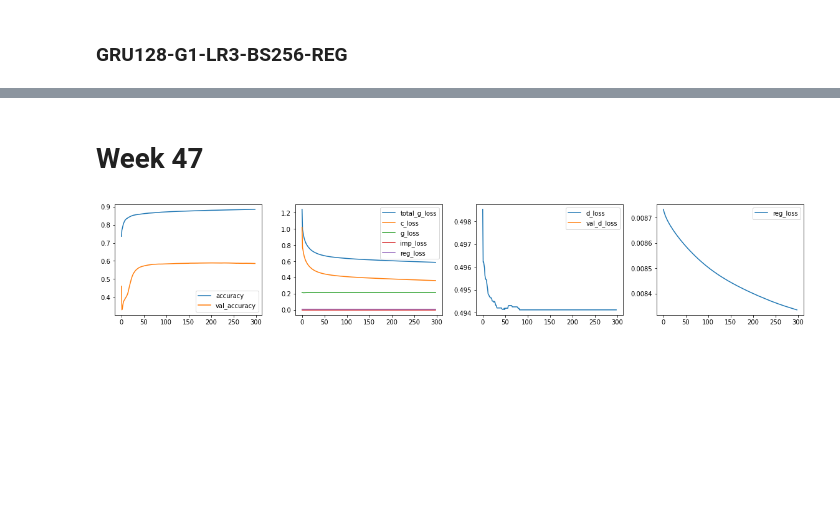
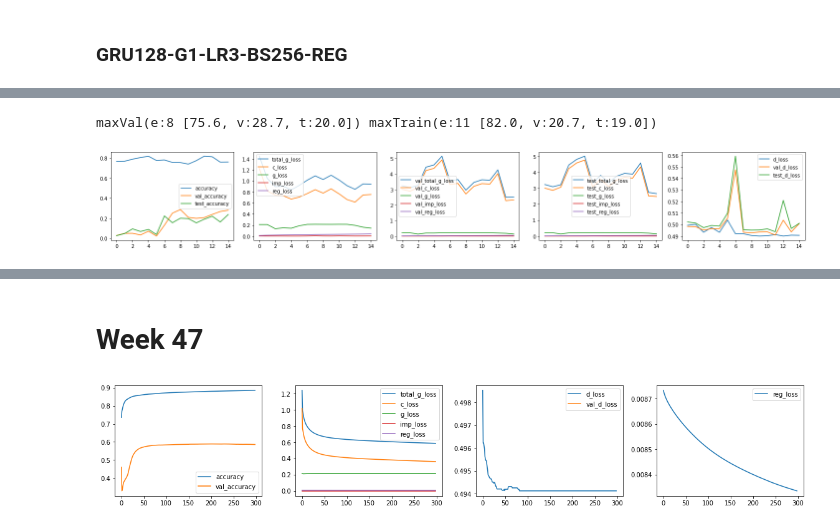
Before and after one commit to dnldsht/AJ-RNN, a Jupyter notebook: res.ipynb, the cells around one changed output, grey strips where cells are left out. Drawn from its saved outputs; the diff is of its cells as text; code cells hidden in the pictures; blank space fills up the shorter version.

```diff
--- a/res.ipynb
+++ b/res.ipynb
@@ -140 +151,6 @@ plot_all(get_metrics('results/week48/GRU128-G1-LR3-BS256-REG/seed89')) # imac
 [figure]
+# %%
+plot_all(get_metrics('results/week48/GRU128-G1-LR3-BS256-REG/seed196')) # imac
+# %% [output]
+maxVal(e:8 [75.6, v:28.7, t:20.0]) maxTrain(e:11 [82.0, v:20.7, t:19.0])
+[figure, added]
```
Also changed, not shown: parts of 9 cells of this notebook, 7 other files.
